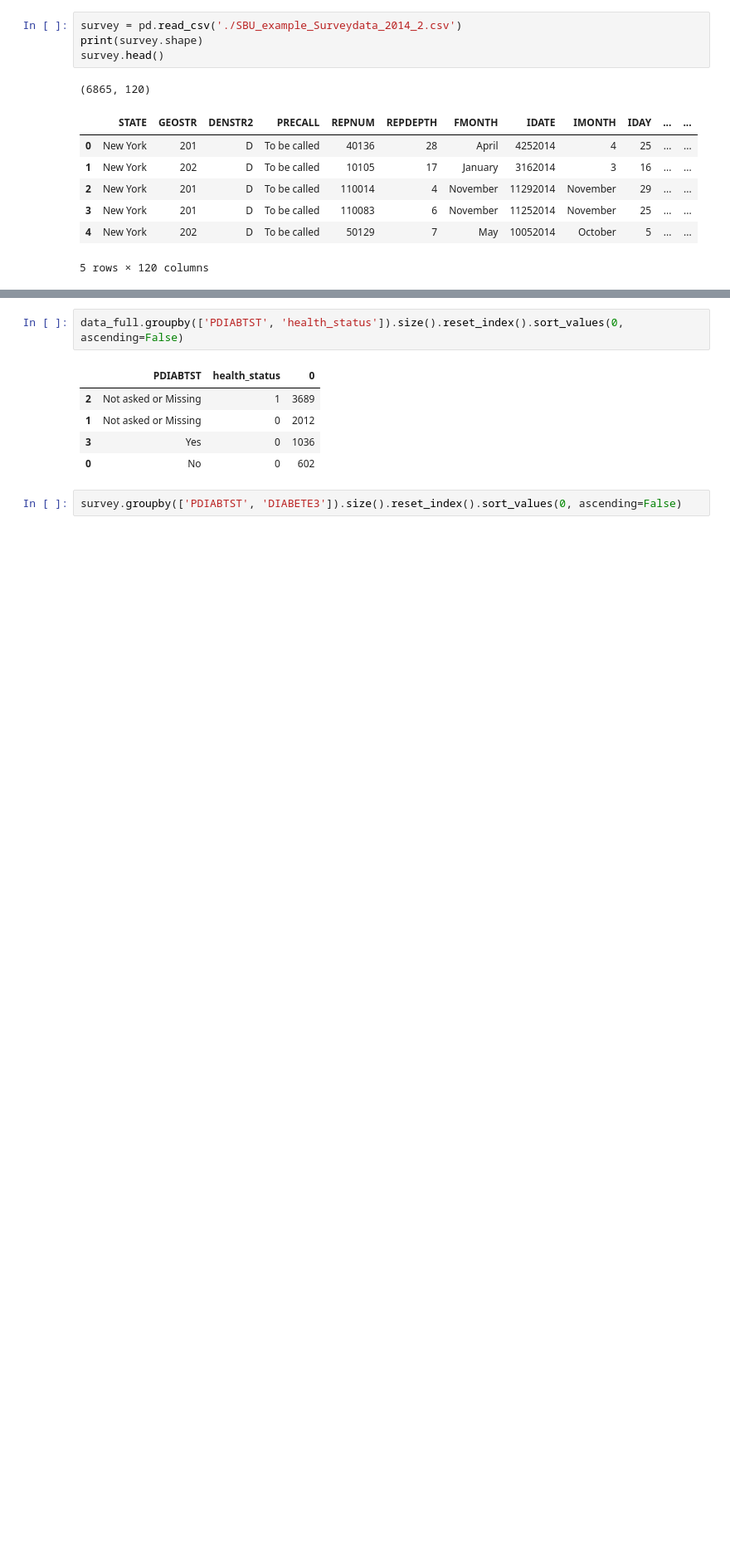
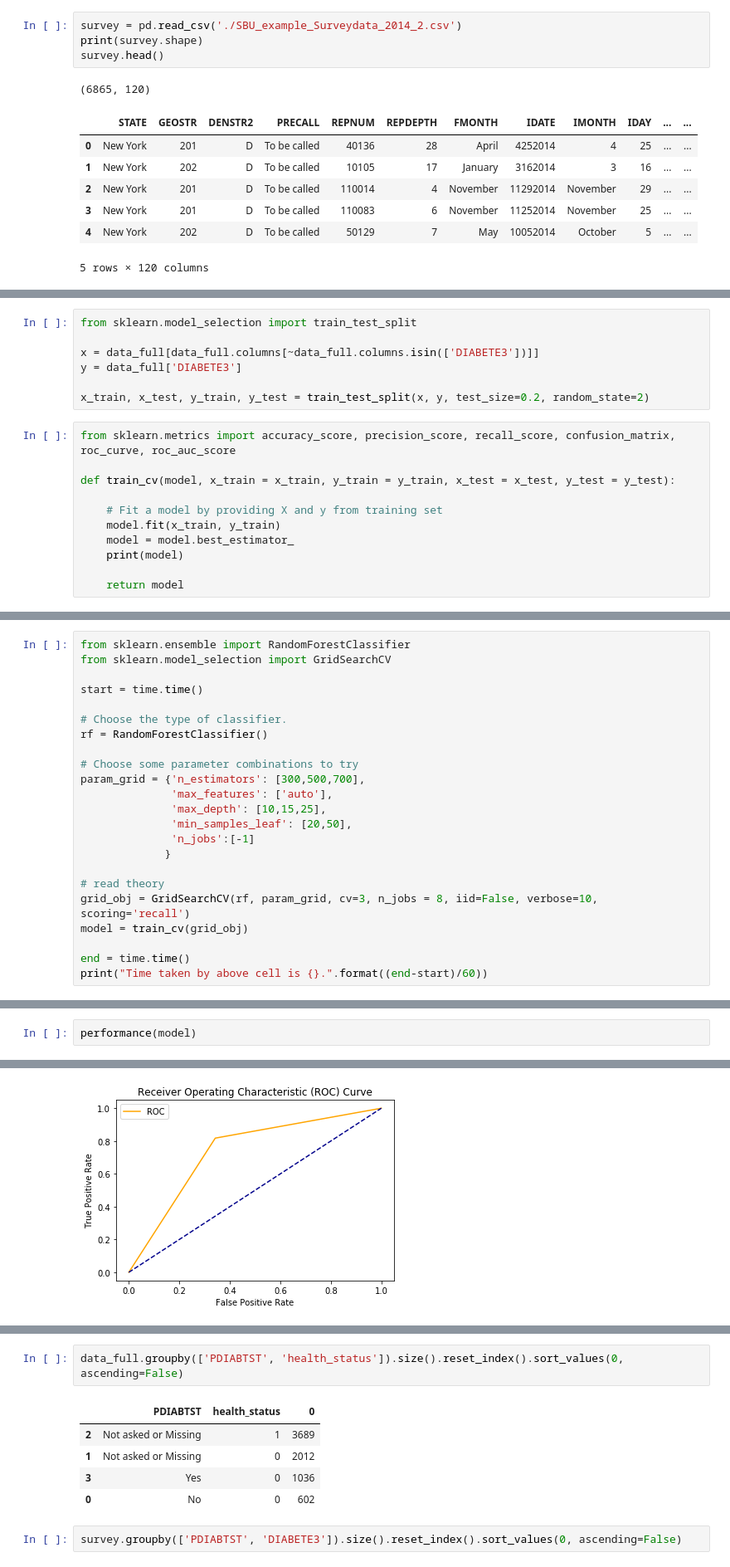
Before and after one commit to Jay4869/Data-Science, a Jupyter notebook: Projects/Prodantial/Untitled.ipynb, the cells around one changed output, grey strips where cells are left out. Shown at 83% size. Cells and saved outputs as stored; diff of their text form; blank space fills up the shorter version.

```diff
--- a/Projects/Prodantial/Untitled.ipynb
+++ b/Projects/Prodantial/Untitled.ipynb
@@ -200,0 +346,18 @@ plt.show()
+# %%
+from sklearn.model_selection import train_test_split
+
+x = data_full[data_full.columns[~data_full.columns.isin(['DIABETE3'])]]
+y = data_full['DIABETE3']
+
+x_train, x_test, y_train, y_test = train_test_split(x, y, test_size=0.2, random_state=2)
+# %%
+from sklearn.metrics import accuracy_score, precision_score, recall_score, confusion_matrix, roc_curve, roc_auc_score
+
+def train_cv(model, x_train = x_train, y_train = y_train, x_test = x_test, y_test = y_test):
+
+    # Fit a model by providing X and y from training set
+    model.fit(x_train, y_train)
+    model = model.best_estimator_
+    print(model)
+
+    return model
@@ -200,0 +418,23 @@ plt.show()
+# %%
+from sklearn.ensemble import RandomForestClassifier
+from sklearn.model_selection import GridSearchCV
+
+start = time.time()
+
+# Choose the type of classifier.
+rf = RandomForestClassifier()
+
+# Choose some parameter combinations to try
+param_grid = {'n_estimators': [300,500,700],
+              'max_features': ['auto'],
+              'max_depth': [10,15,25],
+              'min_samples_leaf': [20,50],
+              'n_jobs':[-1]
+             }
+
+# read theory
+grid_obj = GridSearchCV(rf, param_grid, cv=3, n_jobs = 8, iid=False, verbose=10, scoring='recall')
+model = train_cv(grid_obj)
+
+end = time.time()
+print("Time taken by above cell is {}.".format((end-start)/60))
@@ -200,0 +460,3 @@ plt.show()
+# %%
+performance(model)
+# %% [output]
@@ -200,0 +472 @@ plt.show()
+[figure, added]
```
Also changed, not shown: parts of 29 cells of this notebook.
